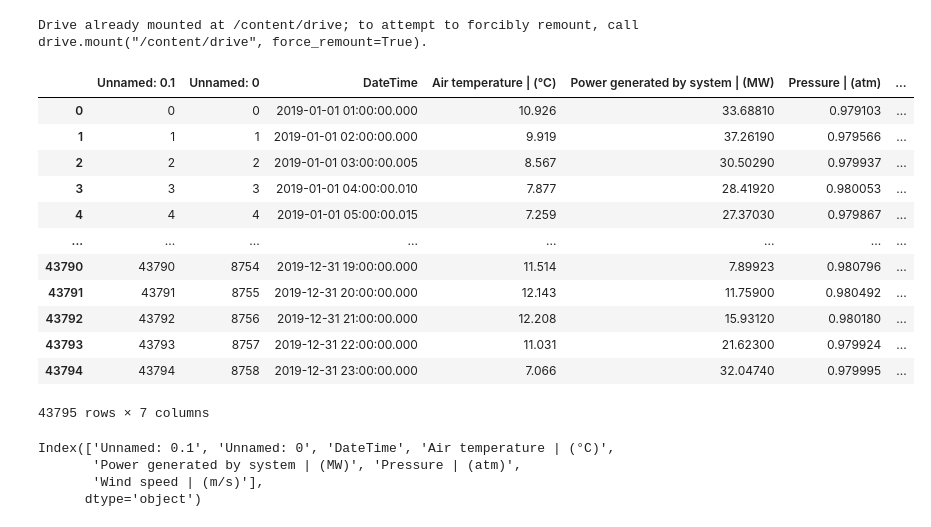
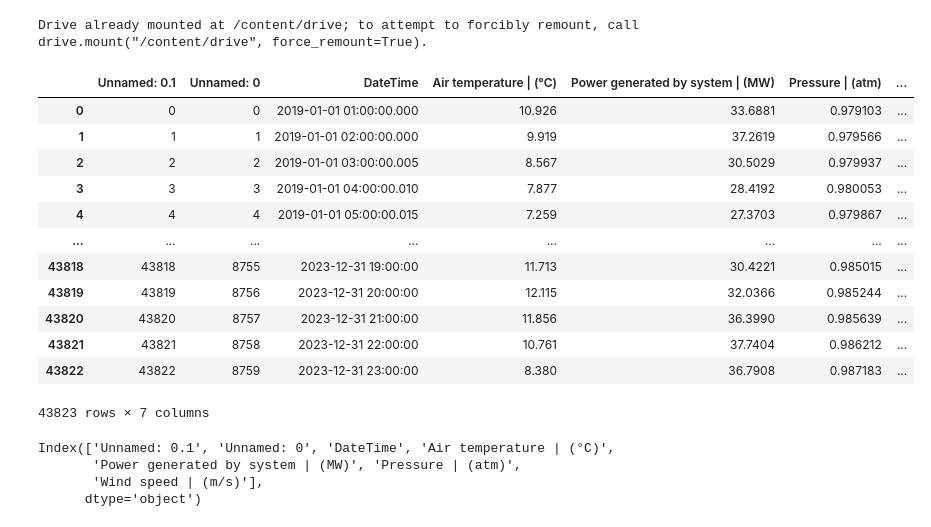
Before and after one commit to rishikesh-revandikar/Team6_sustainability_and_environment, a Jupyter notebook: HACK5.ipynb, the cells around one changed output. Drawn from its saved outputs; the diff is of its cells as text; code cells hidden in the pictures.

```diff
--- a/HACK5.ipynb
+++ b/HACK5.ipynb
@@ -8,22 +8,22 @@ Drive already mounted at /content/drive; to attempt to forcibly remount, call dr
 # %%
 import pandas as pd
 
-df1 = pd.read_csv('/content/drive/MyDrive/HACK/gen Data/merged_df_all.csv')
+df1 = pd.read_csv('/content/drive/MyDrive/HACK/newData/merged_df_all.csv')
 df1
 # %% [output]
 |  | Unnamed: 0.1 | Unnamed: 0 | DateTime | Air temperature | (°C) | Power generated by system | (MW) | Pressure | (atm) | ... |
-| 0 | 0 | 0 | 2019-01-01 01:00:00.000 | 10.926 | 33.68810 | 0.979103 | ... |
-| 1 | 1 | 1 | 2019-01-01 02:00:00.000 | 9.919 | 37.26190 | 0.979566 | ... |
-| 2 | 2 | 2 | 2019-01-01 03:00:00.005 | 8.567 | 30.50290 | 0.979937 | ... |
-| 3 | 3 | 3 | 2019-01-01 04:00:00.010 | 7.877 | 28.41920 | 0.980053 | ... |
-| 4 | 4 | 4 | 2019-01-01 05:00:00.015 | 7.259 | 27.37030 | 0.979867 | ... |
+| 0 | 0 | 0 | 2019-01-01 01:00:00.000 | 10.926 | 33.6881 | 0.979103 | ... |
+| 1 | 1 | 1 | 2019-01-01 02:00:00.000 | 9.919 | 37.2619 | 0.979566 | ... |
+| 2 | 2 | 2 | 2019-01-01 03:00:00.005 | 8.567 | 30.5029 | 0.979937 | ... |
+| 3 | 3 | 3 | 2019-01-01 04:00:00.010 | 7.877 | 28.4192 | 0.980053 | ... |
+| 4 | 4 | 4 | 2019-01-01 05:00:00.015 | 7.259 | 27.3703 | 0.979867 | ... |
 | ... | ... | ... | ... | ... | ... | ... | ... |
-| 43790 | 43790 | 8754 | 2019-12-31 19:00:00.000 | 11.514 | 7.89923 | 0.980796 | ... |
-| 43791 | 43791 | 8755 | 2019-12-31 20:00:00.000 | 12.143 | 11.75900 | 0.980492 | ... |
-| 43792 | 43792 | 8756 | 2019-12-31 21:00:00.000 | 12.208 | 15.93120 | 0.980180 | ... |
-| 43793 | 43793 | 8757 | 2019-12-31 22:00:00.000 | 11.031 | 21.62300 | 0.979924 | ... |
-| 43794 | 43794 | 8758 | 2019-12-31 23:00:00.000 | 7.066 | 32.04740 | 0.979995 | ... |
+| 43818 | 43818 | 8755 | 2023-12-31 19:00:00 | 11.713 | 30.4221 | 0.985015 | ... |
+| 43819 | 43819 | 8756 | 2023-12-31 20:00:00 | 12.115 | 32.0366 | 0.985244 | ... |
+| 43820 | 43820 | 8757 | 2023-12-31 21:00:00 | 11.856 | 36.3990 | 0.985639 | ... |
+| 43821 | 43821 | 8758 | 2023-12-31 22:00:00 | 10.761 | 37.7404 | 0.986212 | ... |
+| 43822 | 43822 | 8759 | 2023-12-31 23:00:00 | 8.380 | 36.7908 | 0.987183 | ... |
-43795 rows × 7 columns
+43823 rows × 7 columns
 # %%
 df1.columns
 # %% [output]
```
Also changed, not shown: parts of 7 cells of this notebook.
